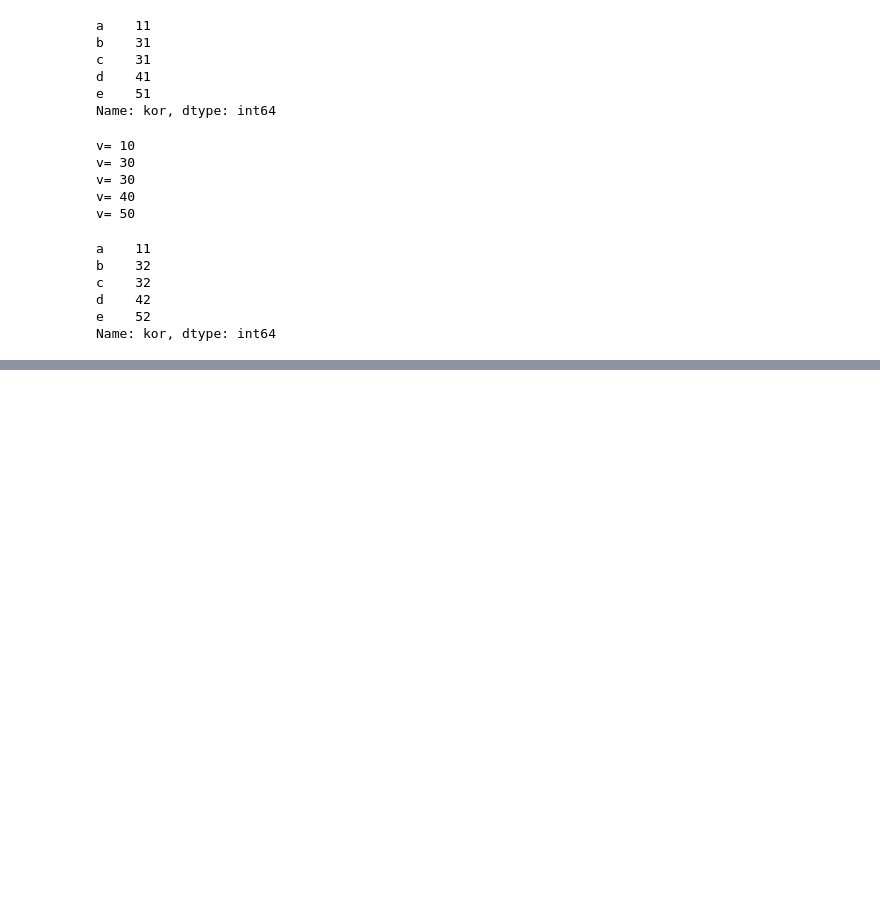
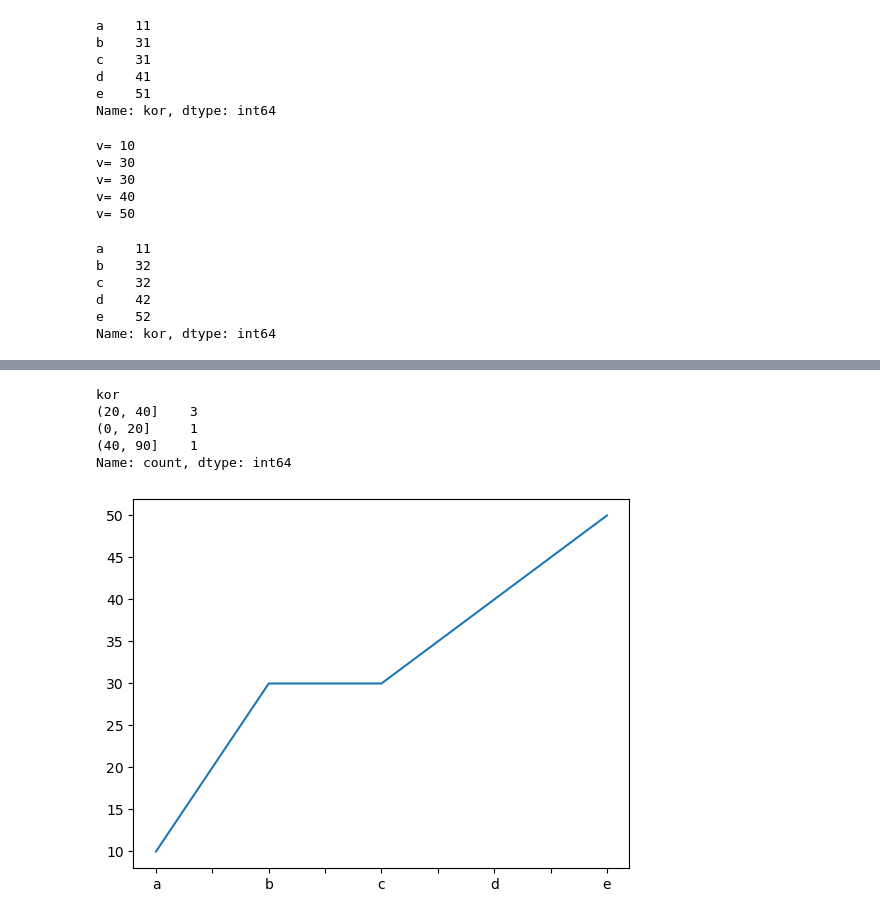
Before and after one commit to okzzinkyo/online-course, a Jupyter notebook: kimilhan-pandas/notebooks/07.시리즈통계.ipynb, the cells around one changed output, grey strips where cells are left out. Saved outputs shown, nothing was run; the diff lists cells and outputs as text; code cells hidden in the pictures; blank space fills up the shorter version.

```diff
--- a/kimilhan-pandas/notebooks/07.시리즈통계.ipynb
+++ b/kimilhan-pandas/notebooks/07.시리즈통계.ipynb
@@ -1 +1,9 @@
+# %%
+import pandas as pd
+import numpy as np
+import matplotlib.pyplot as plt
+
+import matplotlib
+matplotlib.rcParams['font.family']="AppleGothic"
+matplotlib.rcParams['axes.unicode_minus']=False
 # %%
@@ -207,0 +252,9 @@ Name: kor, dtype: int64
+# %%
+# cut 함수를 통해 시리즈가 출력되고, 멤버함수인 value_counts를 사용할 수 있다
+pd.cut(sr,[0,20,40,90]).value_counts()
+# %% [output]
+kor
+(20, 40]    3
+(0, 20]     1
+(40, 90]    1
+Name: count, dtype: int64
@@ -207,0 +263,5 @@ Name: kor, dtype: int64
+# %%
+sr.plot()
+plt.show()
+# %% [output]
+[figure, added]
```
Also changed, not shown: parts of 12 cells of this notebook, 1 other file.
